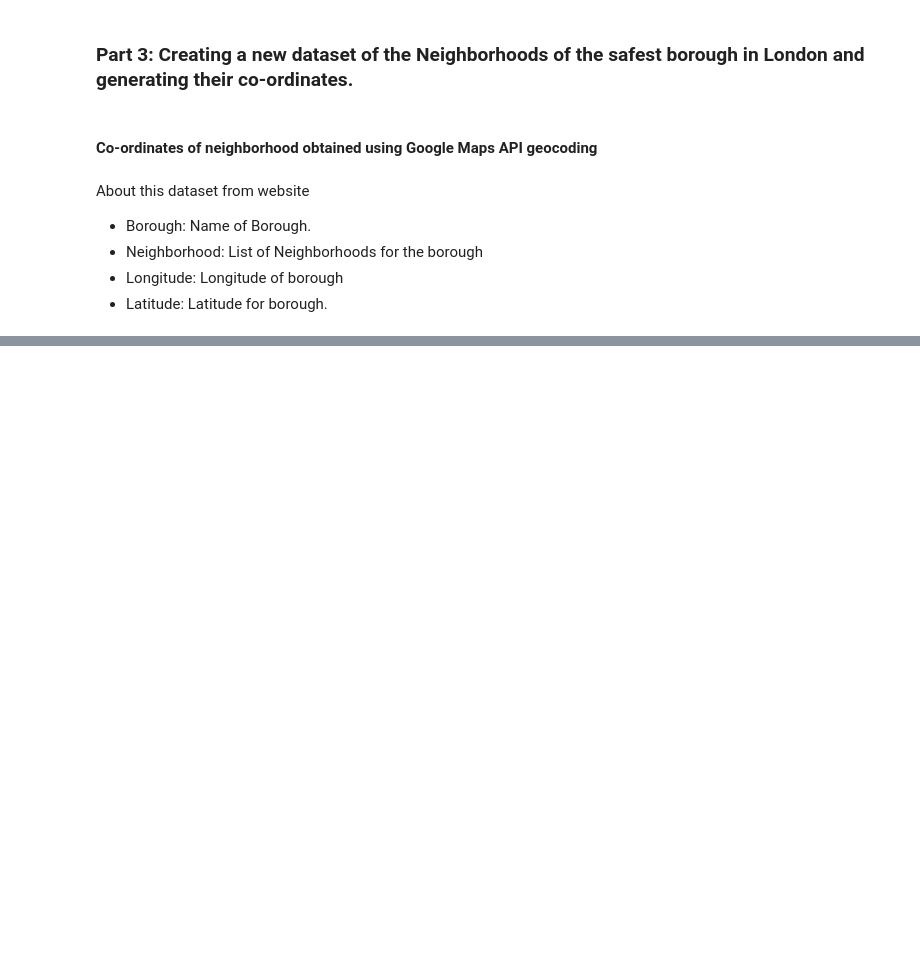
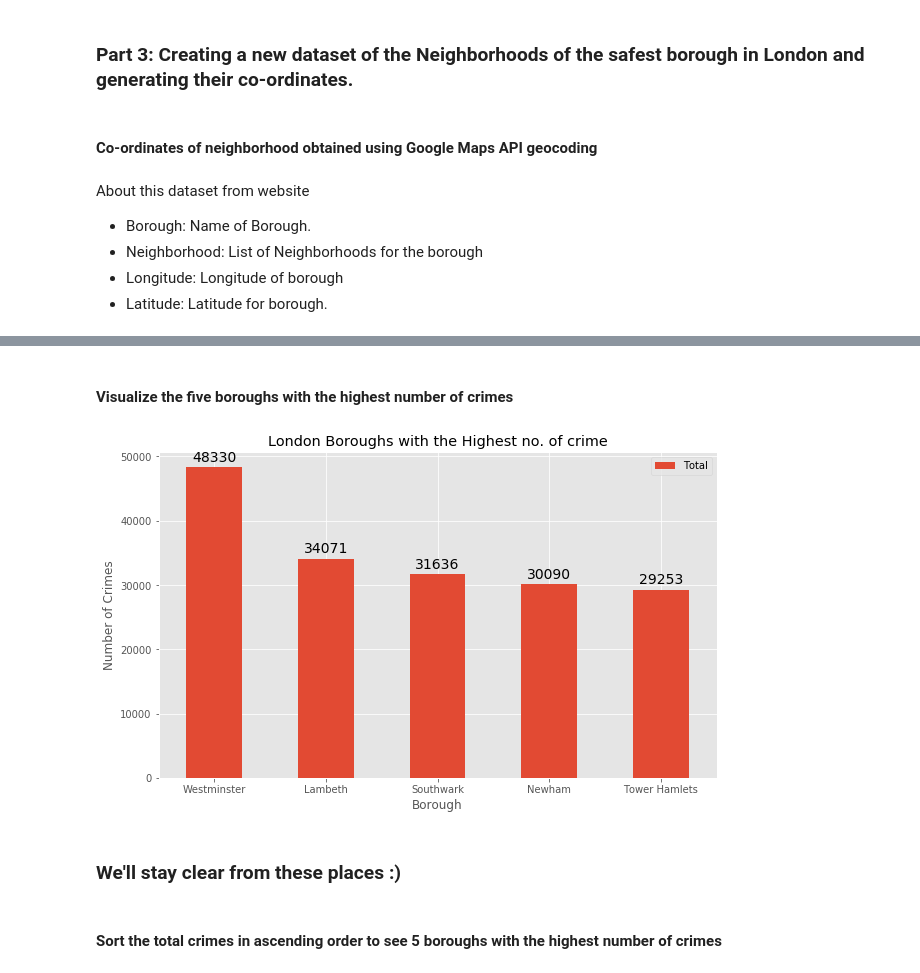
Before and after one commit to prabhatsap/coursera-capstone-project, a Jupyter notebook: The Battle of the Neighborhoods-Capstone Project.ipynb, the cells around one changed output, grey strips where cells are left out. Saved outputs shown, nothing was run; the diff lists cells and outputs as text; code cells hidden in the pictures; blank space fills up the shorter version.

```diff
--- a/The Battle of the Neighborhoods-Capstone Project.ipynb
+++ b/The Battle of the Neighborhoods-Capstone Project.ipynb
@@ -73,0 +529,4 @@ About this dataset from website
+# %%
+London_table.iloc[0,0] = 'Barking and Dagenham'
+London_table.iloc[9,0] = 'Greenwich'
+London_table.iloc[11,0] = 'Hammersmith and Fulham'
@@ -73,0 +543,3 @@ About this dataset from website
+# %%
+Ld_crime = pd.merge(London_crime, London_table, on='Borough')
+Ld_crime.head(10)
@@ -73,0 +655,5 @@ About this dataset from website
+# %%
+Ld_crime.columns = list(map(str, Ld_crime.columns))
+
+# let's check the column labels types now
+all(isinstance(column, str) for column in Ld_crime.columns)
@@ -73,0 +664,5 @@ About this dataset from website
+# %%
+Ld_crime.sort_values(['Total'], ascending = False, axis = 0, inplace = True )
+
+df_top5 = Ld_crime.head()
+df_top5
@@ -73,0 +676,32 @@ About this dataset from website
+# %% [markdown]
+#### Visualize the five boroughs with the highest number of crimes
+# %%
+df_tt = df_top5[['Borough','Total']]
+
+df_tt.set_index('Borough',inplace = True)
+
+ax = df_tt.plot(kind='bar', figsize=(10, 6), rot=0)
+
+ax.set_ylabel('Number of Crimes') # add to x-label to the plot
+ax.set_xlabel('Borough') # add y-label to the plot
+ax.set_title('London Boroughs with the Highest no. of crime') # add title to the plot
+
+# Creating a function to display the percentage.
+
+for p in ax.patches:
+    ax.annotate(np.round(p.get_height(),decimals=2),
+                (p.get_x()+p.get_width()/2., p.get_height()),
+                ha='center',
+                va='center',
+                xytext=(0, 10),
+                textcoords='offset points',
+                fontsize = 14
+               )
+
+plt.show()
+# %% [output]
+[figure, added]
+# %% [markdown]
+### We'll stay clear from these places :)
+# %% [markdown]
+#### Sort the total crimes in ascending order to see 5  boroughs with the highest number of crimes
```
Also changed, not shown: parts of 141 cells of this notebook.
